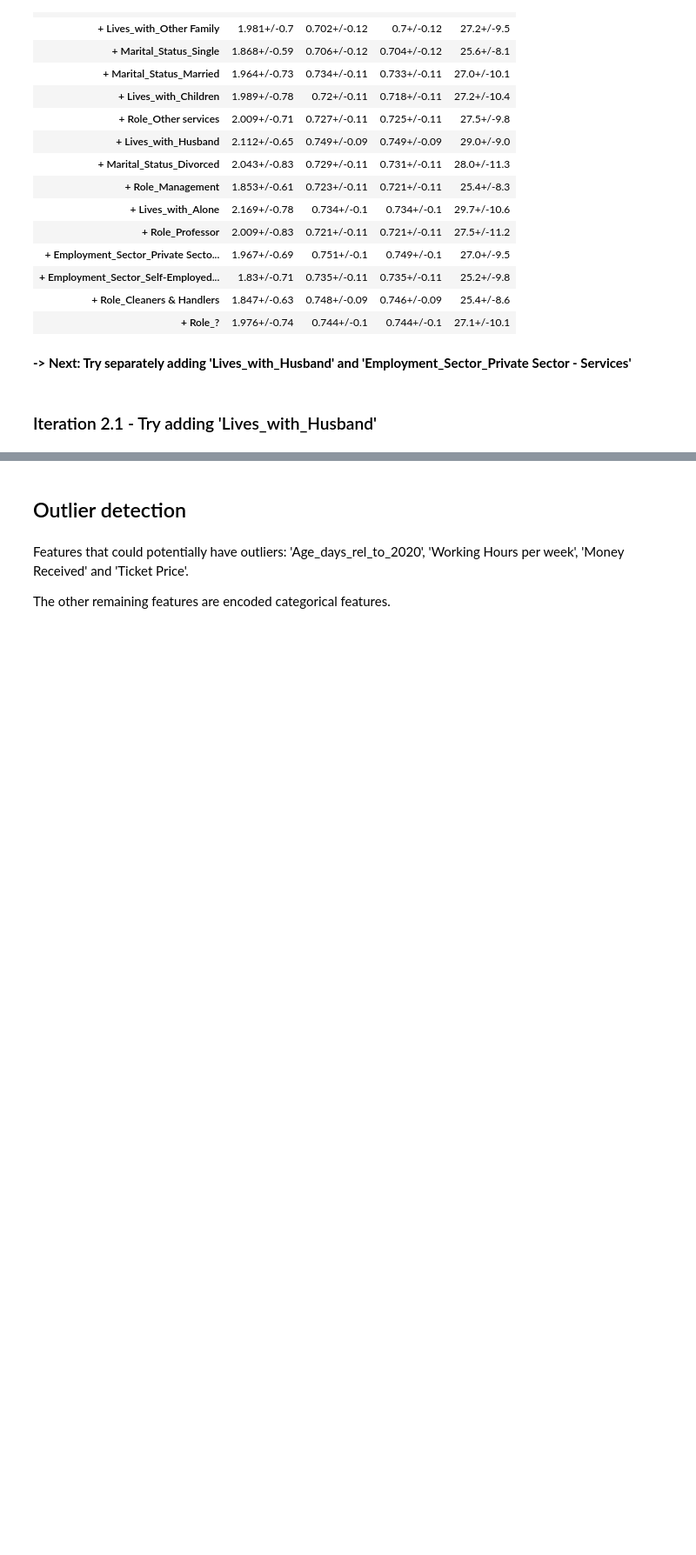
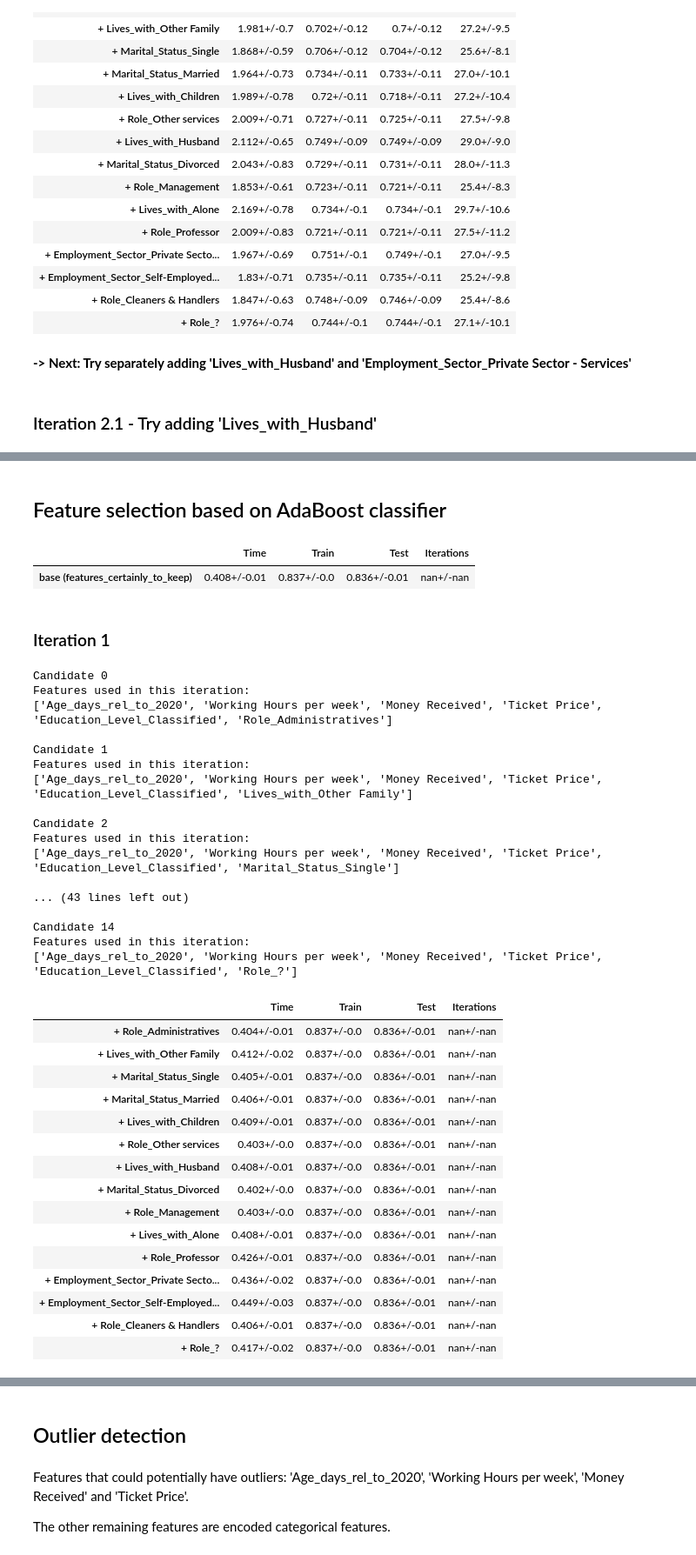
Before and after one commit to ph1001/Group-Project-Machine-Learning-Group-50, a Jupyter notebook: Notebooks/20201223_HV_PM.ipynb, the cells around one changed output, grey strips where cells are left out. Shown at 87% size. Saved outputs shown, nothing was run; the diff lists cells and outputs as text; code cells hidden in the pictures; blank space fills up the shorter version.

```diff
--- a/Notebooks/20201223_HV_PM.ipynb
+++ b/Notebooks/20201223_HV_PM.ipynb
@@ -1512,0 +1564,51 @@ Features used in this iteration:
+# %% [markdown]
+## Feature selection based on AdaBoost classifier
+# %%
+# Base case
+X = train_data[current_features_0]
+df = pd.DataFrame(columns = ['Time','Train','Test', 'Iterations'], index = ['base (features_certainly_to_keep)'])
+model = AdaBoostClassifier()
+results_ABC_base = show_results_intern(df, (model,False))
+results_ABC_base
+# %% [output]
+|  | Time | Train | Test | Iterations |
+| base (features_certainly_to_keep) | 0.408+/-0.01 | 0.837+/-0.0 | 0.836+/-0.01 | nan+/-nan |
+# %% [markdown]
+### Iteration 1
+# %%
+results_ABC_iteration_1 = building_df(current_features_0, candidates_0)
+results_ABC_iteration_1
+# %% [output]
+Candidate 0
+Features used in this iteration:
+['Age_days_rel_to_2020', 'Working Hours per week', 'Money Received', 'Ticket Price', 'Education_Level_Classified', 'Role_Administratives']
+
+Candidate 1
+Features used in this iteration:
+['Age_days_rel_to_2020', 'Working Hours per week', 'Money Received', 'Ticket Price', 'Education_Level_Classified', 'Lives_with_Other Family']
+
+Candidate 2
+Features used in this iteration:
+['Age_days_rel_to_2020', 'Working Hours per week', 'Money Received', 'Ticket Price', 'Education_Level_Classified', 'Marital_Status_Single']
+
+... (43 lines left out)
+
+Candidate 14
+Features used in this iteration:
+['Age_days_rel_to_2020', 'Working Hours per week', 'Money Received', 'Ticket Price', 'Education_Level_Classified', 'Role_?']
+|  | Time | Train | Test | Iterations |
+| + Role_Administratives | 0.404+/-0.01 | 0.837+/-0.0 | 0.836+/-0.01 | nan+/-nan |
+| + Lives_with_Other Family | 0.412+/-0.02 | 0.837+/-0.0 | 0.836+/-0.01 | nan+/-nan |
+| + Marital_Status_Single | 0.405+/-0.01 | 0.837+/-0.0 | 0.836+/-0.01 | nan+/-nan |
+| + Marital_Status_Married | 0.406+/-0.01 | 0.837+/-0.0 | 0.836+/-0.01 | nan+/-nan |
+| + Lives_with_Children | 0.409+/-0.01 | 0.837+/-0.0 | 0.836+/-0.01 | nan+/-nan |
+| + Role_Other services | 0.403+/-0.0 | 0.837+/-0.0 | 0.836+/-0.01 | nan+/-nan |
+| + Lives_with_Husband | 0.408+/-0.01 | 0.837+/-0.0 | 0.836+/-0.01 | nan+/-nan |
+| + Marital_Status_Divorced | 0.402+/-0.0 | 0.837+/-0.0 | 0.836+/-0.01 | nan+/-nan |
+| + Role_Management | 0.403+/-0.0 | 0.837+/-0.0 | 0.836+/-0.01 | nan+/-nan |
+| + Lives_with_Alone | 0.408+/-0.01 | 0.837+/-0.0 | 0.836+/-0.01 | nan+/-nan |
+| + Role_Professor | 0.426+/-0.01 | 0.837+/-0.0 | 0.836+/-0.01 | nan+/-nan |
+| + Employment_Sector_Private Secto... | 0.436+/-0.02 | 0.837+/-0.0 | 0.836+/-0.01 | nan+/-nan |
+| + Employment_Sector_Self-Employed... | 0.449+/-0.03 | 0.837+/-0.0 | 0.836+/-0.01 | nan+/-nan |
+| + Role_Cleaners & Handlers | 0.406+/-0.01 | 0.837+/-0.0 | 0.836+/-0.01 | nan+/-nan |
+| + Role_? | 0.417+/-0.02 | 0.837+/-0.0 | 0.836+/-0.01 | nan+/-nan |
```
Also changed, not shown: parts of 31 cells of this notebook, 5 other files.
